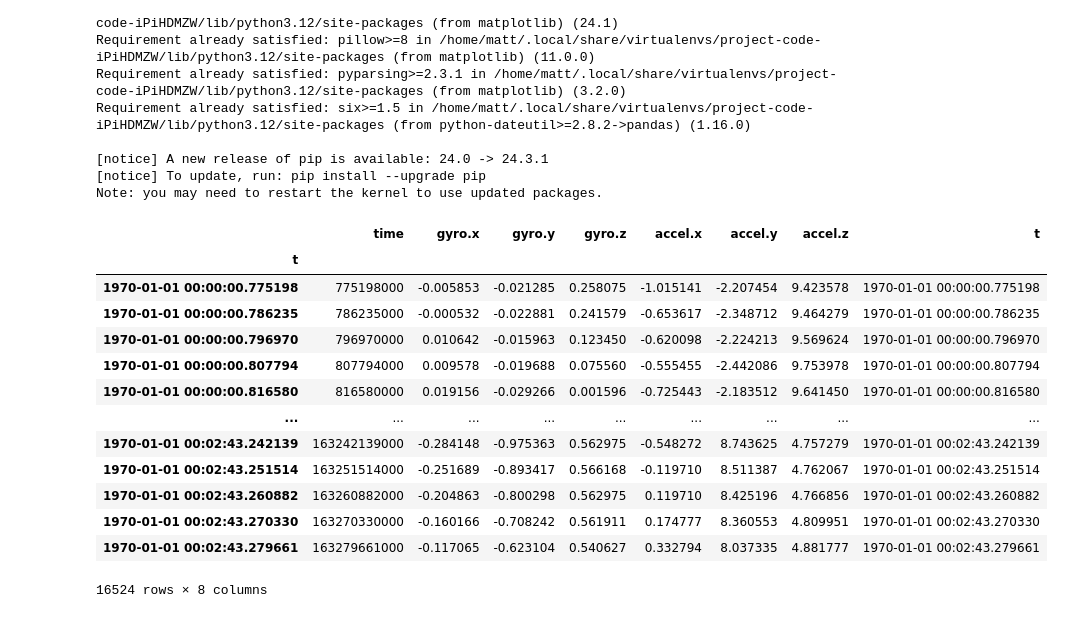
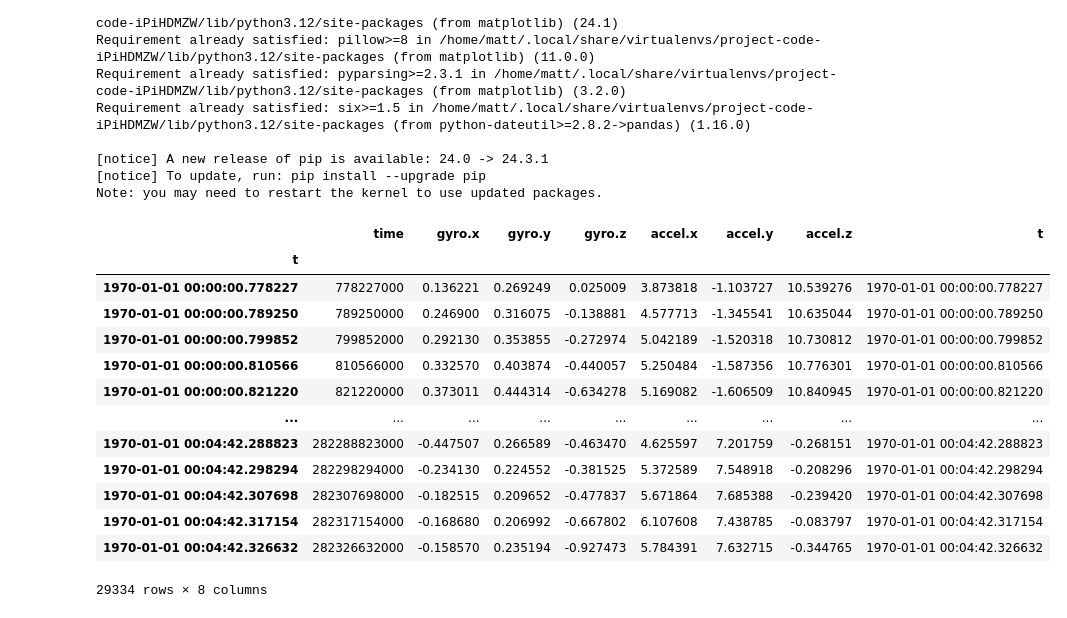
Before and after one commit to MatthijsReyers/gait-analyzer, a Jupyter notebook: test-processing/subsample.ipynb, the cells around one changed output. Drawn from its saved outputs; the diff is of its cells as text; code cells hidden in the pictures.

```diff
--- a/test-processing/subsample.ipynb
+++ b/test-processing/subsample.ipynb
@@ -25,25 +25,25 @@ Requirement already satisfied: six>=1.5 in /home/matt/.local/share/virtualenvs/p
 [notice] To update, run: pip install --upgrade pip
 Note: you may need to restart the kernel to use updated packages.
 # %%
-SENSOR_DATA = 'recordings/bling2.csv'
+SENSOR_DATA = 'recordings/donanta10.csv'
 data = pd.read_csv(SENSOR_DATA)
 # Convert ESP32 system time to local time so the graphs make more sense.
 data['t'] = pd.to_datetime((data['time'] / 1_000_000_000.0), unit='s')
 data.set_index(data['t'], inplace=True)
 data
 # %% [output]
 |  | time | gyro.x | gyro.y | gyro.z | accel.x | accel.y | accel.z | t |
 | t |  |  |  |  |  |  |  |  |
-| 1970-01-01 00:00:00.775198 | 775198000 | -0.005853 | -0.021285 | 0.258075 | -1.015141 | -2.207454 | 9.423578 | 1970-01-01 00:00:00.775198 |
-| 1970-01-01 00:00:00.786235 | 786235000 | -0.000532 | -0.022881 | 0.241579 | -0.653617 | -2.348712 | 9.464279 | 1970-01-01 00:00:00.786235 |
-| 1970-01-01 00:00:00.796970 | 796970000 | 0.010642 | -0.015963 | 0.123450 | -0.620098 | -2.224213 | 9.569624 | 1970-01-01 00:00:00.796970 |
-| 1970-01-01 00:00:00.807794 | 807794000 | 0.009578 | -0.019688 | 0.075560 | -0.555455 | -2.442086 | 9.753978 | 1970-01-01 00:00:00.807794 |
-| 1970-01-01 00:00:00.816580 | 816580000 | 0.019156 | -0.029266 | 0.001596 | -0.725443 | -2.183512 | 9.641450 | 1970-01-01 00:00:00.816580 |
+| 1970-01-01 00:00:00.778227 | 778227000 | 0.136221 | 0.269249 | 0.025009 | 3.873818 | -1.103727 | 10.539276 | 1970-01-01 00:00:00.778227 |
+| 1970-01-01 00:00:00.789250 | 789250000 | 0.246900 | 0.316075 | -0.138881 | 4.577713 | -1.345541 | 10.635044 | 1970-01-01 00:00:00.789250 |
+| 1970-01-01 00:00:00.799852 | 799852000 | 0.292130 | 0.353855 | -0.272974 | 5.042189 | -1.520318 | 10.730812 | 1970-01-01 00:00:00.799852 |
+| 1970-01-01 00:00:00.810566 | 810566000 | 0.332570 | 0.403874 | -0.440057 | 5.250484 | -1.587356 | 10.776301 | 1970-01-01 00:00:00.810566 |
+| 1970-01-01 00:00:00.821220 | 821220000 | 0.373011 | 0.444314 | -0.634278 | 5.169082 | -1.606509 | 10.840945 | 1970-01-01 00:00:00.821220 |
 | ... | ... | ... | ... | ... | ... | ... | ... | ... |
-| 1970-01-01 00:02:43.242139 | 163242139000 | -0.284148 | -0.975363 | 0.562975 | -0.548272 | 8.743625 | 4.757279 | 1970-01-01 00:02:43.242139 |
-| 1970-01-01 00:02:43.251514 | 163251514000 | -0.251689 | -0.893417 | 0.566168 | -0.119710 | 8.511387 | 4.762067 | 1970-01-01 00:02:43.251514 |
-| 1970-01-01 00:02:43.260882 | 163260882000 | -0.204863 | -0.800298 | 0.562975 | 0.119710 | 8.425196 | 4.766856 | 1970-01-01 00:02:43.260882 |
-| 1970-01-01 00:02:43.270330 | 163270330000 | -0.160166 | -0.708242 | 0.561911 | 0.174777 | 8.360553 | 4.809951 | 1970-01-01 00:02:43.270330 |
-| 1970-01-01 00:02:43.279661 | 163279661000 | -0.117065 | -0.623104 | 0.540627 | 0.332794 | 8.037335 | 4.881777 | 1970-01-01 00:02:43.279661 |
+| 1970-01-01 00:04:42.288823 | 282288823000 | -0.447507 | 0.266589 | -0.463470 | 4.625597 | 7.201759 | -0.268151 | 1970-01-01 00:04:42.288823 |
+| 1970-01-01 00:04:42.298294 | 282298294000 | -0.234130 | 0.224552 | -0.381525 | 5.372589 | 7.548918 | -0.208296 | 1970-01-01 00:04:42.298294 |
+| 1970-01-01 00:04:42.307698 | 282307698000 | -0.182515 | 0.209652 | -0.477837 | 5.671864 | 7.685388 | -0.239420 | 1970-01-01 00:04:42.307698 |
+| 1970-01-01 00:04:42.317154 | 282317154000 | -0.168680 | 0.206992 | -0.667802 | 6.107608 | 7.438785 | -0.083797 | 1970-01-01 00:04:42.317154 |
+| 1970-01-01 00:04:42.326632 | 282326632000 | -0.158570 | 0.235194 | -0.927473 | 5.784391 | 7.632715 | -0.344765 | 1970-01-01 00:04:42.326632 |
-16524 rows × 8 columns
+29334 rows × 8 columns
 # %%
```
Also changed, not shown: parts of 3 cells of this notebook, 4 other files.
